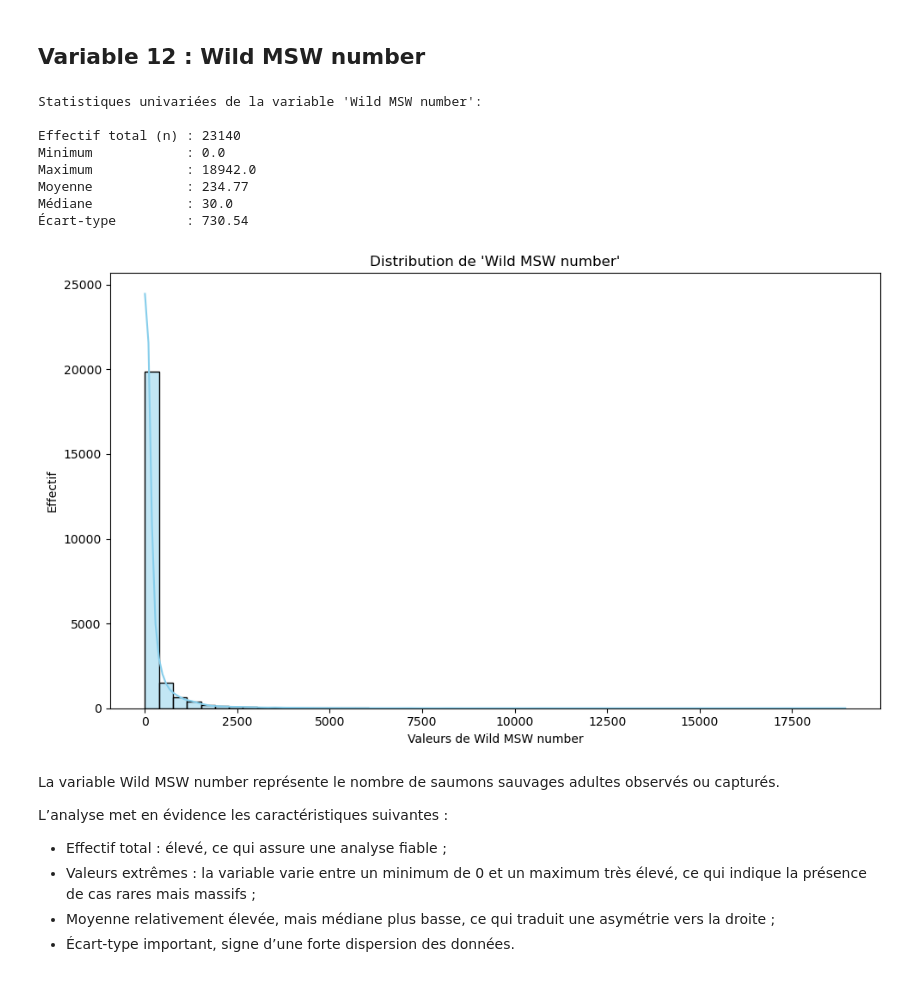
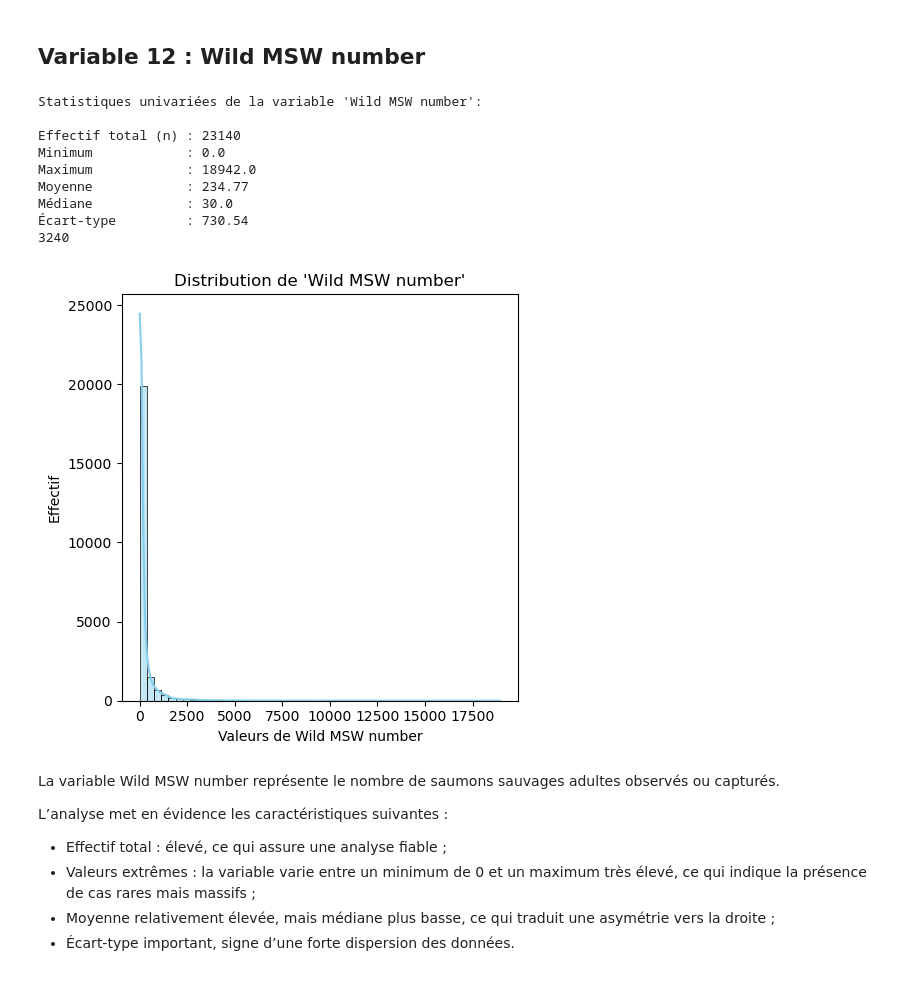
Before and after one commit to F1golfin/projet_stat, a Jupyter notebook: Etude_statistique_Saumons.ipynb, the cells around one changed output. Saved outputs shown, nothing was run; the diff lists cells and outputs as text; code cells hidden in the pictures.

```diff
--- a/Etude_statistique_Saumons.ipynb
+++ b/Etude_statistique_Saumons.ipynb
@@ -750,6 +750,7 @@ print(f"Maximum            : {maximum}")
 print(f"Moyenne            : {moyenne:.2f}")
 print(f"Médiane            : {mediane}")
 print(f"Écart-type         : {ecart_type:.2f}")
+print ((wild_msw == 0.0).sum())
 # %% [output]
 Statistiques univariées de la variable 'Wild MSW number':
 
@@ -759,18 +760,19 @@ Maximum            : 18942.0
 Moyenne            : 234.77
 Médiane            : 30.0
 Écart-type         : 730.54
+3240
 # %%
 # Affichage graphique : histogramme avec courbe KDE
 # Analyse sur les bateaux de pêches et leurs tonnages pour étudier les pêches et pourquoi on a des zéros
-plt.figure(figsize=(10, 6))
+plt.figure(figsize=(5, 5))
 sns.histplot(wild_msw, bins=50, kde=True, color='skyblue')
 plt.title("Distribution de 'Wild MSW number'")
 plt.xlabel("Valeurs de Wild MSW number")
 plt.ylabel("Effectif")
 plt.tight_layout()
 plt.show()
 # %% [output]
-[figure, old version]
+[figure, new version]
 # %% [markdown]
 La variable Wild MSW number représente le nombre de saumons sauvages adultes observés ou capturés.
 
```
